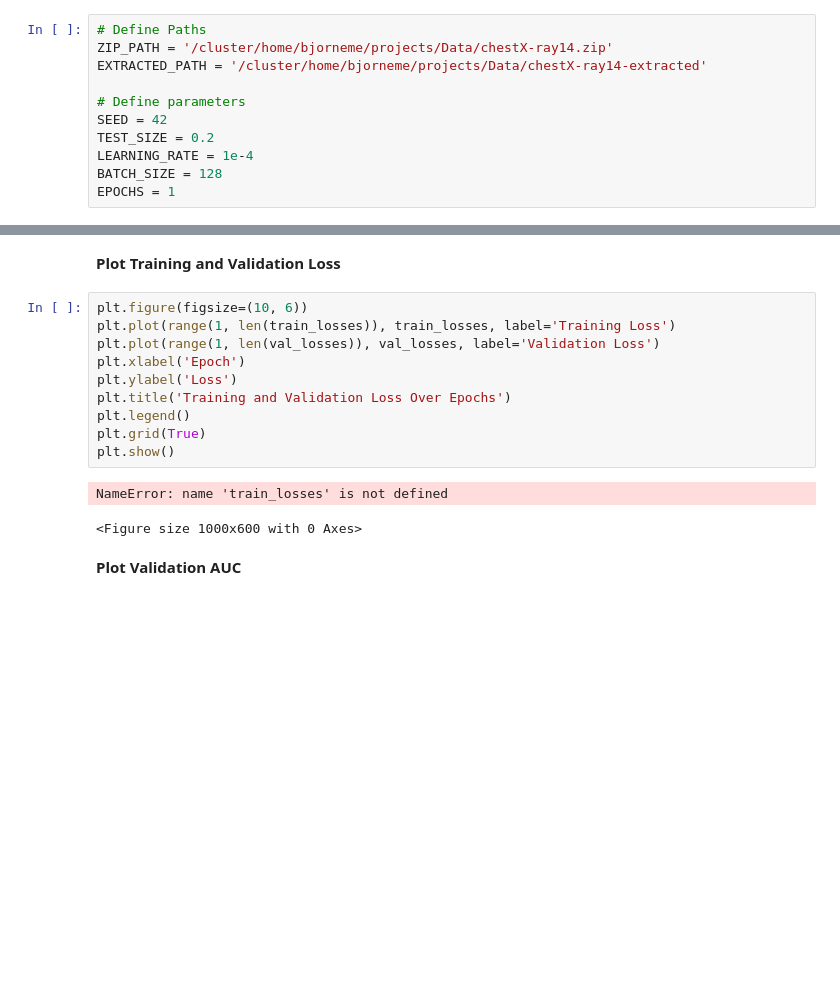
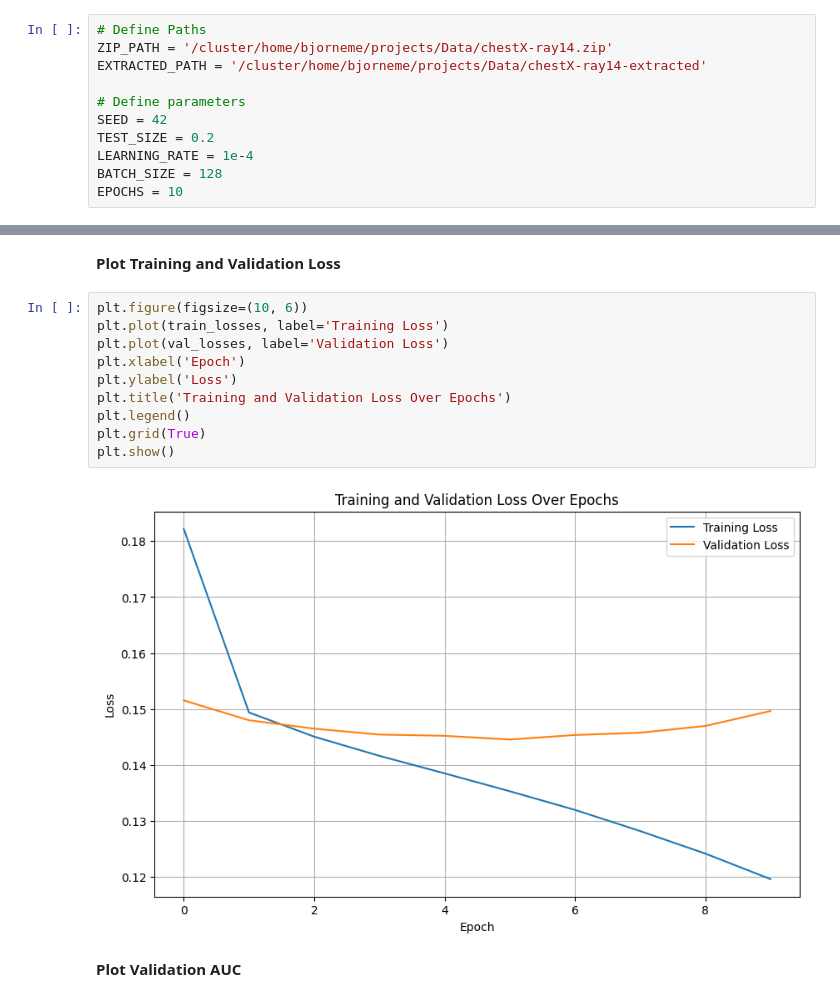
Before and after one commit to bjorneme/preliminary, a Jupyter notebook: notebooks/dense_net_121.ipynb, the cells around one changed output, grey strips where cells are left out. Saved outputs shown, nothing was run; the diff lists cells and outputs as text; blank space fills up the shorter version.

Commit message:
Train 10 epocs with and without contrastive learning

```diff
--- a/notebooks/dense_net_121.ipynb
+++ b/notebooks/dense_net_121.ipynb
@@ -66,7 +66,7 @@ SEED = 42
 TEST_SIZE = 0.2
 LEARNING_RATE = 1e-4
 BATCH_SIZE = 128
-EPOCHS = 1
+EPOCHS = 10
 # %% [markdown]
 **Set Seed for Reproducibility**
 # %%
@@ -570,17 +579,16 @@ plt.show()
 **Plot Training and Validation Loss**
 # %%
 plt.figure(figsize=(10, 6))
-plt.plot(range(1, len(train_losses)), train_losses, label='Training Loss')
-plt.plot(range(1, len(val_losses)), val_losses, label='Validation Loss')
+plt.plot(train_losses, label='Training Loss')
+plt.plot(val_losses, label='Validation Loss')
 plt.xlabel('Epoch')
 plt.ylabel('Loss')
 plt.title('Training and Validation Loss Over Epochs')
 plt.legend()
 plt.grid(True)
 plt.show()
 # %% [output]
-NameError: name 'train_losses' is not defined
-<Figure size 1000x600 with 0 Axes>
+[figure, added]
 # %% [markdown]
 **Plot Validation AUC**
 # %%
```
Also changed, not shown: parts of 5 cells of this notebook, 1 other file.
